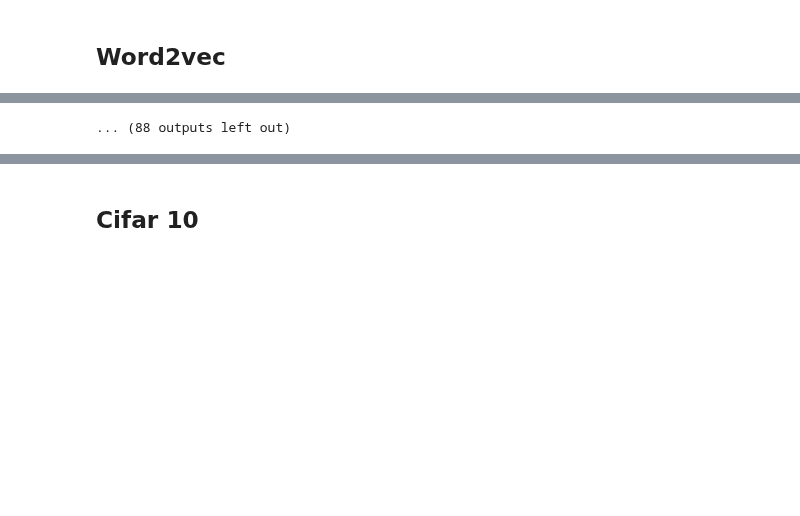
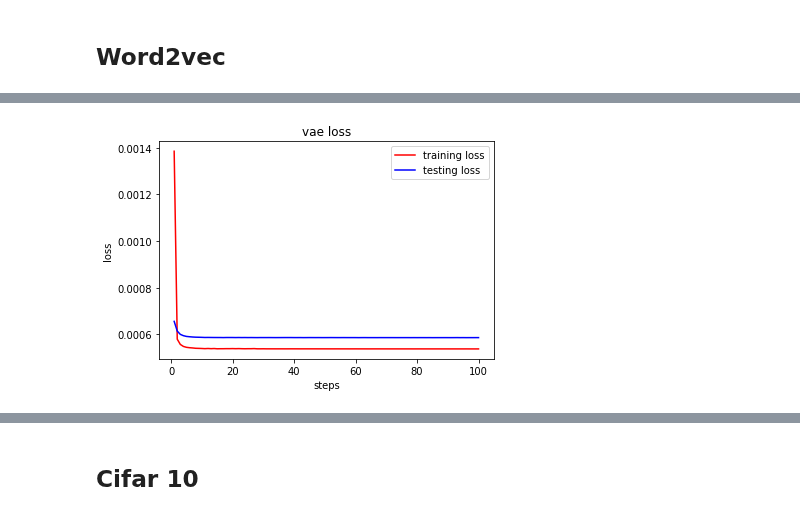
Before and after one commit to HUWENBIN2024/ML_Crowd_Modeling_and_Simulation, a Jupyter notebook: final_proj/src/vae.ipynb, the cells around one changed output, grey strips where cells are left out. Drawn from its saved outputs; the diff is of its cells as text; code cells hidden in the pictures; blank space fills up the shorter version.

```diff
--- a/final_proj/src/vae.ipynb
+++ b/final_proj/src/vae.ipynb
@@ -37,5 +37,4 @@ C:\Users\huwenbin/gensim-data
 # %%
 vae = VAE(input_dimension=300, hidden_dims=256, latent_dims=2)
-opt = torch.optim.Adam(vae.parameters(), lr=0.001)
-train_vae(100, vae, opt, train_loader, test_loader)
+train_vae(100, vae, train_loader, test_loader, lr=0.001)
 # %% [output]
@@ -54 +41 @@ ep:  11 , train loss:  0.0005406612396240234 , val loss:  0.0005453214645385743
-... (88 outputs left out)
+[figure, added]
```
Also changed, not shown: parts of 12 cells of this notebook, 4 other files.
